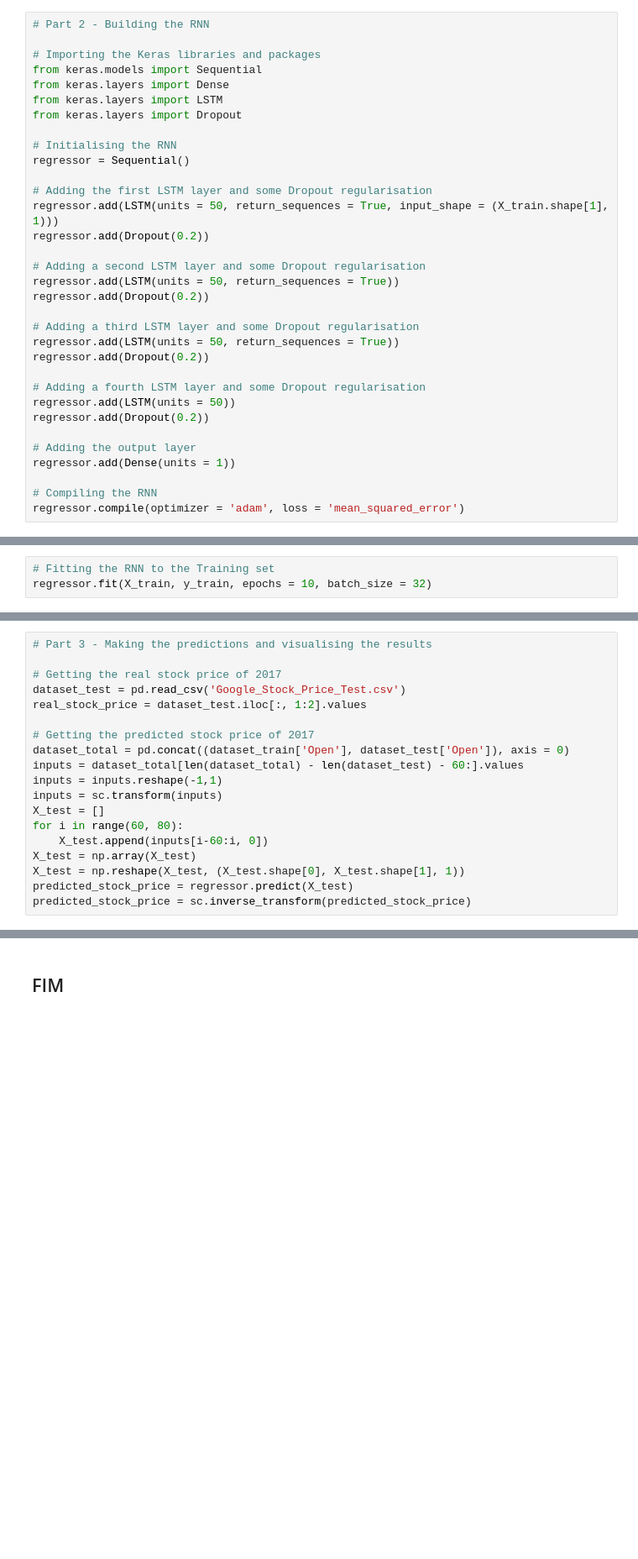
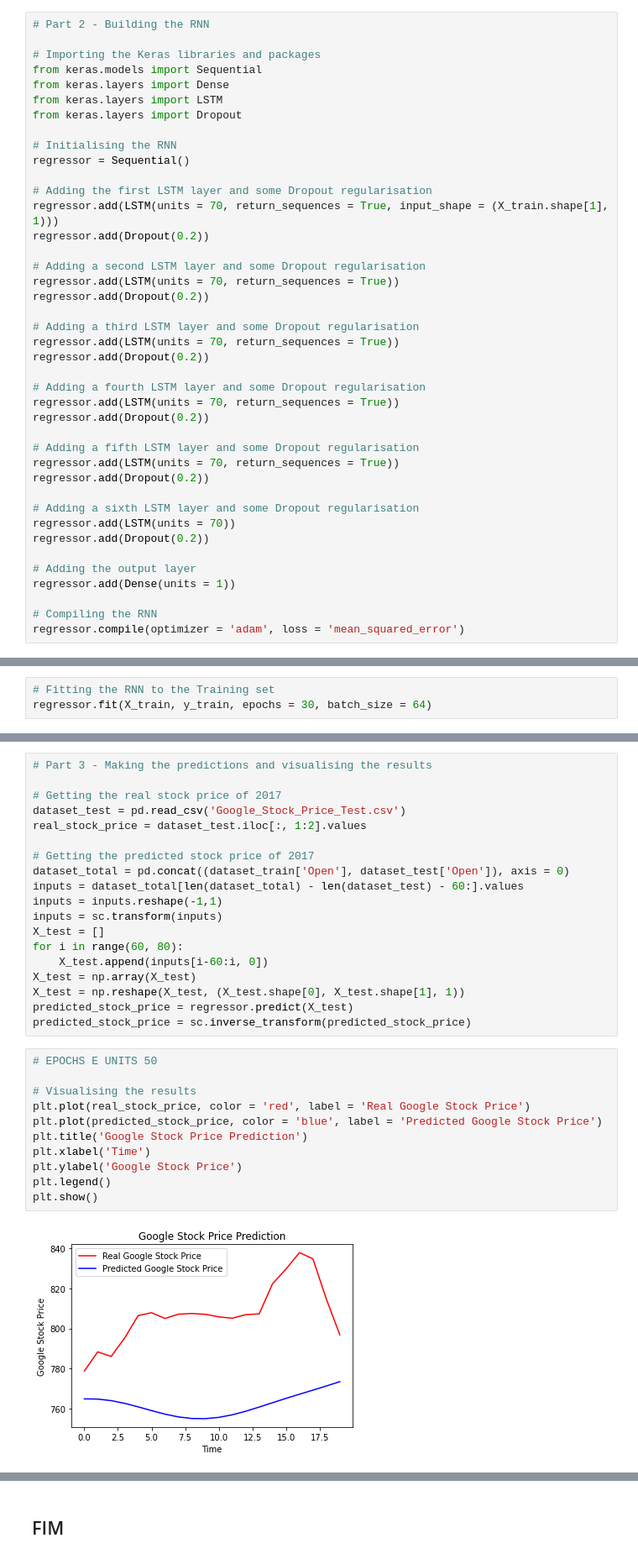
Before and after one commit to deeplearningunb/building-rnn, a Jupyter notebook: RecurrentNeuralNetworks.ipynb, the cells around one changed output, grey strips where cells are left out. Shown at 84% size. Cells and saved outputs as stored; diff of their text form; blank space fills up the shorter version.

Commit message:
Quantidade de camadas, epochs, batch size e units

```diff
--- a/RecurrentNeuralNetworks.ipynb
+++ b/RecurrentNeuralNetworks.ipynb
@@ -61,19 +61,27 @@ from keras.layers import Dropout
 regressor = Sequential()
 
 # Adding the first LSTM layer and some Dropout regularisation
-regressor.add(LSTM(units = 50, return_sequences = True, input_shape = (X_train.shape[1], 1)))
+regressor.add(LSTM(units = 70, return_sequences = True, input_shape = (X_train.shape[1], 1)))
 regressor.add(Dropout(0.2))
 
 # Adding a second LSTM layer and some Dropout regularisation
-regressor.add(LSTM(units = 50, return_sequences = True))
+regressor.add(LSTM(units = 70, return_sequences = True))
 regressor.add(Dropout(0.2))
 
 # Adding a third LSTM layer and some Dropout regularisation
-regressor.add(LSTM(units = 50, return_sequences = True))
+regressor.add(LSTM(units = 70, return_sequences = True))
 regressor.add(Dropout(0.2))
 
 # Adding a fourth LSTM layer and some Dropout regularisation
-regressor.add(LSTM(units = 50))
+regressor.add(LSTM(units = 70, return_sequences = True))
+regressor.add(Dropout(0.2))
+
+# Adding a fifth LSTM layer and some Dropout regularisation
+regressor.add(LSTM(units = 70, return_sequences = True))
+regressor.add(Dropout(0.2))
+
+# Adding a sixth LSTM layer and some Dropout regularisation
+regressor.add(LSTM(units = 70))
 regressor.add(Dropout(0.2))
 
 # Adding the output layer
@@ -92,4 +92,4 @@ Please use `rate` instead of `keep_prob`. Rate should be set to `rate = 1 - keep
 # %%
 # Fitting the RNN to the Training set
-regressor.fit(X_train, y_train, epochs = 10, batch_size = 32)
+regressor.fit(X_train, y_train, epochs = 30, batch_size = 64)
 # %% [output]
@@ -130,3 +130,16 @@ X_test = np.array(X_test)
 X_test = np.reshape(X_test, (X_test.shape[0], X_test.shape[1], 1))
 predicted_stock_price = regressor.predict(X_test)
 predicted_stock_price = sc.inverse_transform(predicted_stock_price)
+# %%
+# EPOCHS E UNITS 50
+
+# Visualising the results
+plt.plot(real_stock_price, color = 'red', label = 'Real Google Stock Price')
+plt.plot(predicted_stock_price, color = 'blue', label = 'Predicted Google Stock Price')
+plt.title('Google Stock Price Prediction')
+plt.xlabel('Time')
+plt.ylabel('Google Stock Price')
+plt.legend()
+plt.show()
+# %% [output]
+[figure, added]
```
Also changed, not shown: parts of 4 cells of this notebook.
